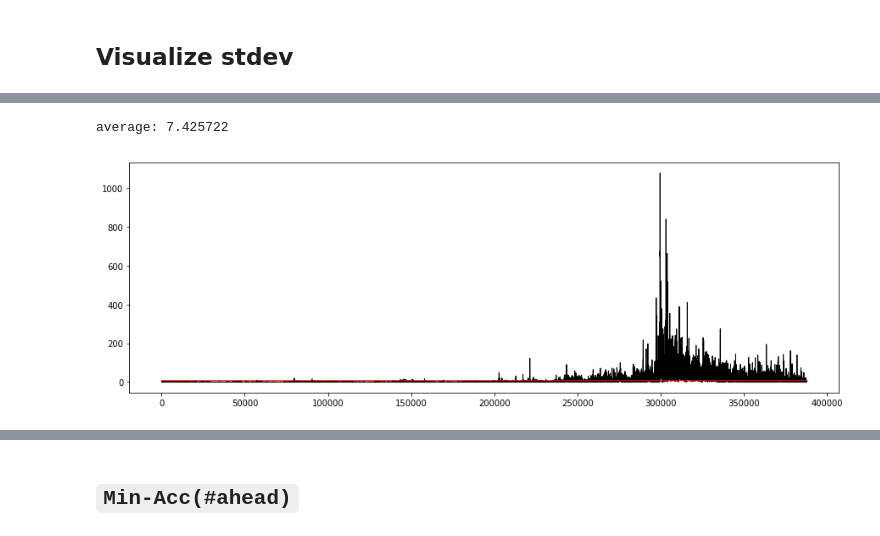
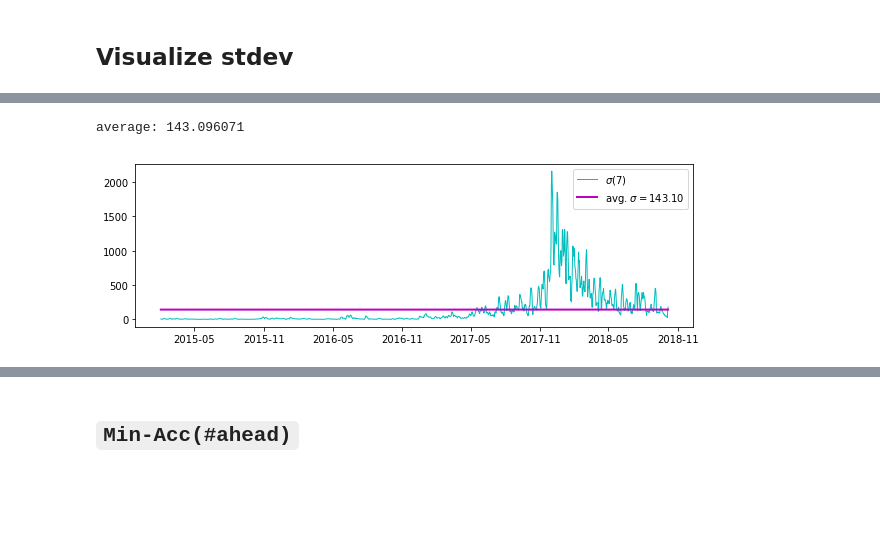
Before and after one commit to NeuronQ/udacity-capstone, a Jupyter notebook: predictive-goals.ipynb, the cells around one changed output, grey strips where cells are left out. Drawn from its saved outputs; the diff is of its cells as text; code cells hidden in the pictures; blank space fills up the shorter version.

```diff
--- a/predictive-goals.ipynb
+++ b/predictive-goals.ipynb
@@ -165,13 +165,13 @@ def stdev(data, at):
         out[i] = data[i: i + at].std()
     return out
 
-def plot_stdev(data, at):
+def plot_stdev(data, xs, at):
+    fig = plt.figure(figsize=(10, 3), facecolor='white')
     stdevs = stdev(data, at)
-    xs = np.arange(len(stdevs))
     avg = np.average(stdevs)
-    plt.figure(figsize=(15, 5))
-    plt.plot(xs, stdevs, color='k', linewidth=1)
-    plt.plot(xs, [avg] * len(xs), color='r', linewidth=1)
+    plt.plot(xs, stdevs, color='c', linewidth=1, label='$\sigma(%d)$' % at)
+    plt.plot(xs, [avg] * len(xs), color='m', linewidth=2, label='avg. $\sigma = %.2f$' % avg)
+    plt.legend()
     print("average: %f" % avg)
 # %%
 def min_acc_by_ahead(data, ahead, min_eps_ct=0.15):
@@ -200,5 +209,5 @@ def plot_min_acc_by_ahead(data, ahead, min_eps_ct=0.15, mark_at=100):
 # %%
-plot_stdev(close5m, at=7)
+plot_stdev(close24h, data24h.index.values[:-7], at=7)
 # %% [output]
-average: 7.425722
+average: 143.096071
-[figure, old version]
+[figure, new version]
```
Also changed, not shown: parts of 3 cells of this notebook, 19 other files.
